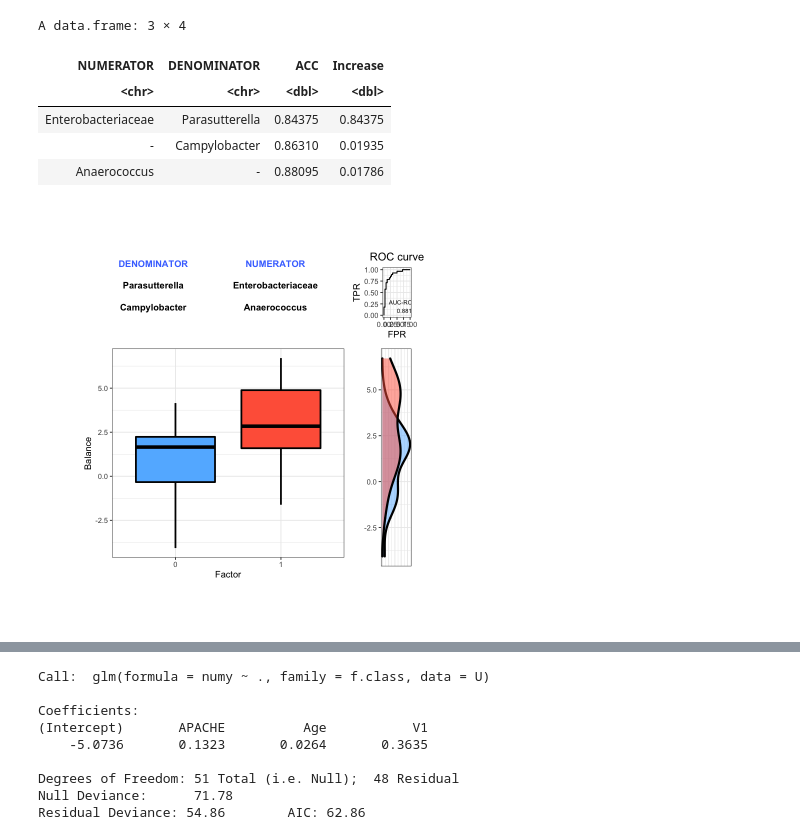
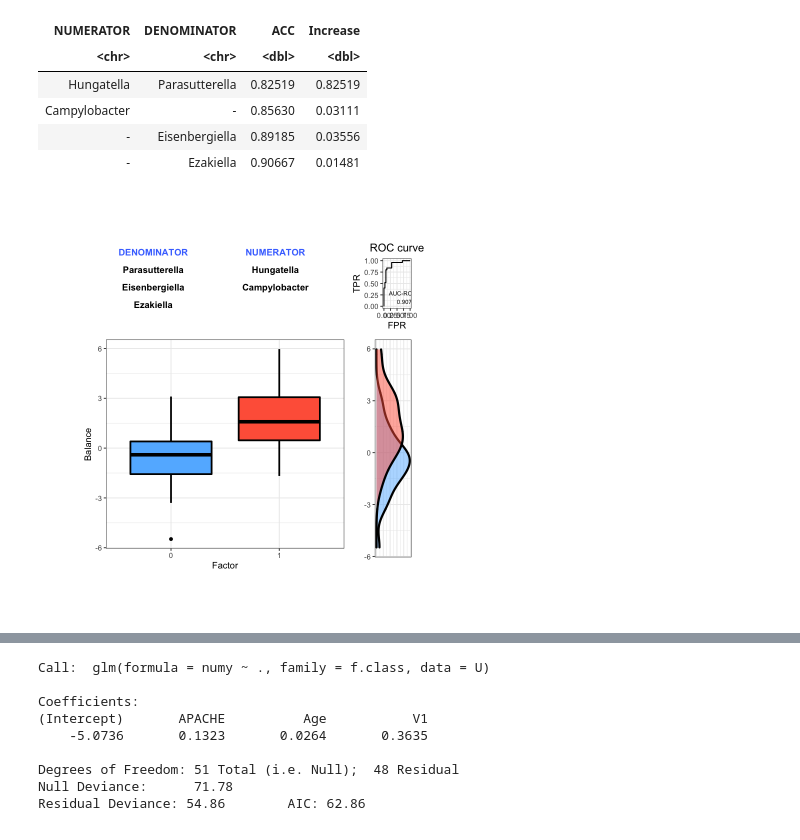
Before and after one commit to tariks/icu-biome, a Jupyter notebook: selbal/balanceR.ipynb, the cells around one changed output, grey strips where cells are left out. Cells and saved outputs as stored; diff of their text form; code cells hidden in the pictures.

```diff
--- a/selbal/balanceR.ipynb
+++ b/selbal/balanceR.ipynb
@@ -4,6 +1,9 @@ library(grid)
 # %%
-lod = function(f1='../feature_tables/52N_genus_t80.csv',
-                f2='./target.csv',
+
+library(selbal)
+library(grid)
+lod = function(f1='../feature_tables/genus_t70_ratio25.csv',
+                f2='./target24.csv',
                 f3='./covariates.csv') {
     x = as.matrix(read.table(f1, sep = ',', row.names=1, header=TRUE))
 #    x <- x[rownames(x)!='195S1',]
@@ -37,7 +37,7 @@ selcv = function(data, covar=TRUE, method='AUC') {
 }
 # %%
 d=lod()
-m=sel(d,nvar=4)
+m=sel(d)
 #m=sel(d,covar=FALSE)
 m$balance.selection
 # %% [output]
@@ -47,10 +45,10 @@ Warning message in cmultRepl(x, suppress.print = T):
-A data.frame: 3 × 4
 | NUMERATOR | DENOMINATOR | ACC | Increase |
 | <chr> | <chr> | <dbl> | <dbl> |
-| Enterobacteriaceae | Parasutterella | 0.84375 | 0.84375 |
-| - | Campylobacter | 0.86310 | 0.01935 |
-| Anaerococcus | - | 0.88095 | 0.01786 |
+| Hungatella | Parasutterella | 0.82519 | 0.82519 |
+| Campylobacter | - | 0.85630 | 0.03111 |
+| - | Eisenbergiella | 0.89185 | 0.03556 |
+| - | Ezakiella | 0.90667 | 0.01481 |
-[figure, old version]
+[figure, new version]
 # %%
 m=sel(d,method='Dev',covar=TRUE)
 m$balance.selection
```
Also changed, not shown: parts of 7 cells of this notebook, 41 other files.
